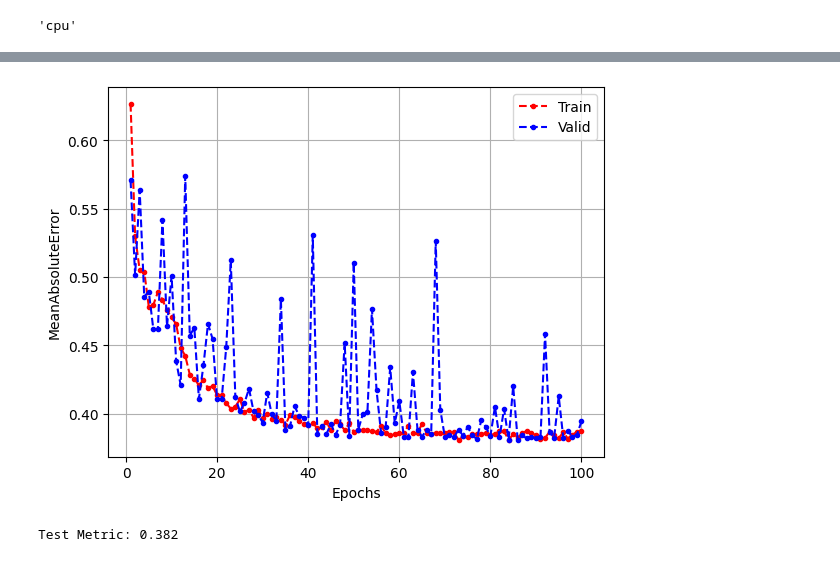
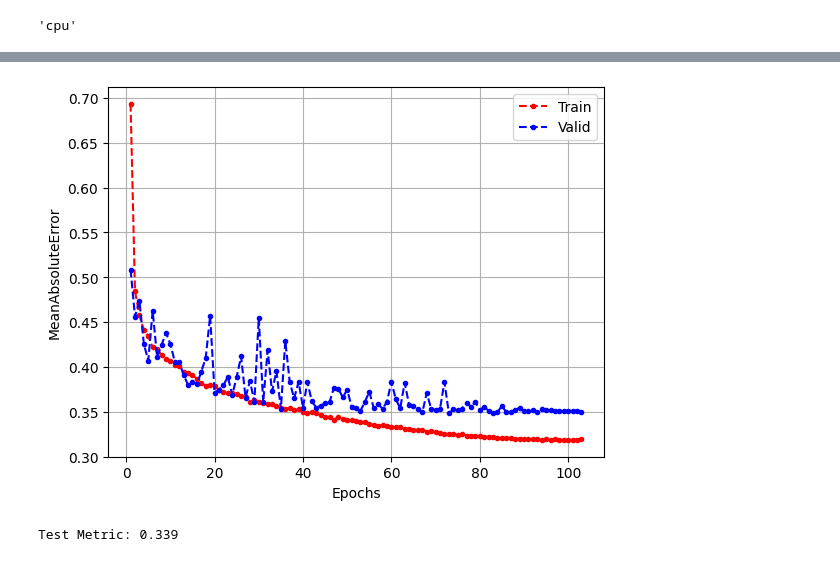
Before and after one commit to smammadl/ds_course, a Jupyter notebook: module4_dl/04_torch_save.ipynb, the cells around one changed output, grey strips where cells are left out. Drawn from its saved outputs; the diff is of its cells as text; code cells hidden in the pictures.

```diff
--- a/module4_dl/04_torch_save.ipynb
+++ b/module4_dl/04_torch_save.ipynb
@@ -74,7 +74,7 @@ def train(
 	scheduler=None,
 	patience=None,
 	checkpoint_path='best_model.pt',
-	clip_grad=False
+	clip_grad_norm=None,
 	):
 	history = {
 		'train_losses' : [],
@@ -103,8 +103,8 @@ def train(
 			loss = criterion(y_pred, y_batch)
 			losses.append(loss.item())
 			loss.backward()
-			if clip_grad:
-				nn.utils.clip_grad_norm_(model.parameters(), max_norm=1.0)
+			if clip_grad_norm is not None:
+				nn.utils.clip_grad_norm_(model.parameters(), max_norm=clip_grad_norm)
 			optimizer.step()
 			optimizer.zero_grad()
 			metric.update(y_pred, y_batch)
@@ -134,13 +134,12 @@ def train(
 			torch.save(model.state_dict(), checkpoint_path)
 			best_valid_metric = valid_metric
 			best_epoch = epoch + 1
-			print(f"\tCheckpoint, valid metric: {best_valid_metric:.3f}")
 
 		#---------------------------------------------
 		#                 Scheduling
 		#---------------------------------------------
 		if scheduler is not None:
-			if epoch >= warmup_scheduler.total_iters if warmup_scheduler is not None else 0:
+			if epoch >= (warmup_scheduler.total_iters if warmup_scheduler is not None else 0):
 				if isinstance(scheduler, torch.optim.lr_scheduler.ReduceLROnPlateau):
 					scheduler.step(valid_metric)
 				else:
@@ -161,6 +160,8 @@ def train(
 			# +f'Best Valid Metric: {best_valid_metric:.3f}, '
 			+f'Time: {round(time.time()-t0,2)}s'
 		)
+		if is_best:
+			print(f"\tCheckpoint, valid metric: {best_valid_metric:.3f}")
 
 		#---------------------------------------------
 		#                 Early Stopping
@@ -192,27 +193,34 @@ def plot_history(history, metric):
 	plt.show()
 # %%
 # model = nn.Sequential(
-# 	nn.BatchNorm1d(8),
+# 	# nn.BatchNorm1d(8),
 # 	nn.Linear(in_features=8, out_features=30),
 # 	nn.LeakyReLU(),
-# 	nn.BatchNorm1d(30),
+# 	# nn.BatchNorm1d(30),
 # 	nn.Linear(in_features=30, out_features=50),
 # 	nn.LeakyReLU(),
-# 	nn.BatchNorm1d(50),
+# 	# nn.BatchNorm1d(50),
 # 	nn.Linear(in_features=50, out_features=1),
 # ).to(device)
 
 class PriceRegressor(nn.Module):
-	def __init__(self, n_features, n_hidden1=30, n_hidden2=50):
+	def __init__(self, n_features, n_hidden1=24, n_hidden2=72, n_hidden3=24, n_hidden4=8):
 		super().__init__()
 		self.sequential = nn.Sequential(
-			nn.Linear(in_features=n_features, out_features=n_hidden1, bias=False),
-			nn.BatchNorm1d(n_hidden1),
+			nn.Linear(in_features=n_features, out_features=n_hidden1, bias=True),
+			# nn.BatchNorm1d(n_hidden1),
 			nn.LeakyReLU(),
-			nn.Linear(in_features=n_hidden1, out_features=n_hidden2, bias=False),
-			nn.BatchNorm1d(n_hidden2),
+			# nn.Dropout(0.2),
+			nn.Linear(in_features=n_hidden1, out_features=n_hidden2, bias=True),
+			# nn.BatchNorm1d(n_hidden2),
 			nn.LeakyReLU(),
-			nn.Linear(in_features=n_hidden2, out_features=1),
+			nn.Linear(in_features=n_hidden2, out_features=n_hidden3, bias=True),
+			# nn.BatchNorm1d(n_hidden3),
+			nn.LeakyReLU(),
+			nn.Linear(in_features=n_hidden3, out_features=n_hidden4, bias=True),
+			# nn.BatchNorm1d(n_hidden4),
+			nn.LeakyReLU(),
+			nn.Linear(in_features=n_hidden4, out_features=1),
 		)
 
 	def forward(self, X):
@@ -221,16 +229,20 @@ class PriceRegressor(nn.Module):
 model = PriceRegressor(8).to(device)
 
 
-def use_he_init(module):
-    if isinstance(module, nn.Linear):
-        nn.init.kaiming_uniform_(module.weight, nonlinearity='leaky_relu')
-        # nn.init.zeros_(module.bias) # comment if bias=False in Linear layers
-model.apply(use_he_init)
+# def use_he_init(module):
+#     if isinstance(module, nn.Linear):
+#         nn.init.kaiming_uniform_(module.weight, nonlinearity='leaky_relu')
+#         # nn.init.zeros_(module.bias) # comment if bias=False in Linear layers
+# model.apply(use_he_init)
+
+learning_rate = 0.7
 
 criterion = nn.MSELoss()
-optimizer = torch.optim.SGD(params=model.parameters(), lr=0.1)
-warmup_scheduler = torch.optim.lr_scheduler.LinearLR(optimizer, start_factor=0.1, end_factor=1.0, total_iters=10)
-scheduler = torch.optim.lr_scheduler.ExponentialLR(optimizer, gamma=0.95)
+optimizer = torch.optim.SGD(params=model.parameters(), lr=learning_rate, momentum=0.2)
+# optimizer = torch.optim.AdamW(params=model.parameters(), lr=learning_rate)
+warmup_scheduler = torch.optim.lr_scheduler.LinearLR(optimizer, start_factor=0.1, end_factor=learning_rate, total_iters=10)
+# scheduler = torch.optim.lr_scheduler.ExponentialLR(optimizer, gamma=0.95)
+scheduler = torch.optim.lr_scheduler.CosineAnnealingLR(optimizer, T_max=100)
 metric = torchmetrics.MeanAbsoluteError().to(device)
 
 history = train(
@@ -240,12 +252,12 @@ history = train(
 	metric,
 	train_loader,
 	valid_loader,
-	n_epochs=100,
-	warmup_scheduler=warmup_scheduler,
+	n_epochs=500,
+	warmup_scheduler=None,
 	scheduler=scheduler,
-	patience=20,
+	patience=30,
 	checkpoint_path='best_model.pt',
-	clip_grad=False
+	clip_grad_norm=3.0
     )
 plot_history(history, metric)
 # %% [output]
@@ -269,4 +281,4 @@ Restoring best model from epoch 86 with valid metric: 0.381
-[figure, old version]
+[figure, new version]
 # %%
 model.eval()
 metric.reset()
@@ -279,7 +291,7 @@ with torch.inference_mode():
 avg_metric_test = metric.compute().item()
 print(f'Test Metric: {round(avg_metric_test,3)}')
 # %% [output]
-Test Metric: 0.382
+Test Metric: 0.339
 # %%
 model_data = {
     "model_state_dict": model.state_dict(),
```
Also changed, not shown: parts of 2 cells of this notebook.
